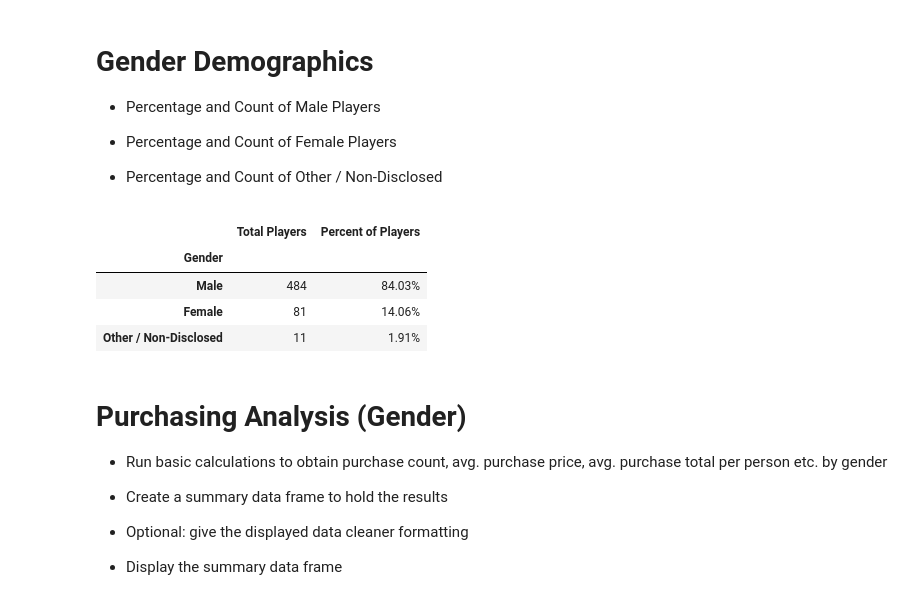
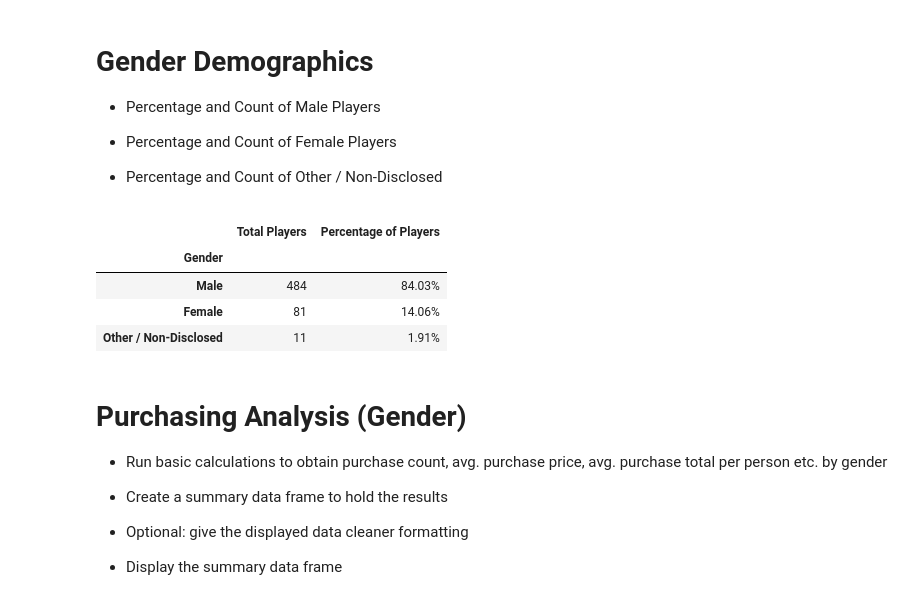
Before and after one commit to Auburn9698/pandas-challenge, a Jupyter notebook: HeroesOfPymoli/Pandas Homework.ipynb, the cells around one changed output. Drawn from its saved outputs; the diff is of its cells as text; code cells hidden in the pictures.

Commit message:
More minor changes
More minor formatting changes

```diff
--- a/HeroesOfPymoli/Pandas Homework.ipynb
+++ b/HeroesOfPymoli/Pandas Homework.ipynb
@@ -83,31 +83,31 @@ purchasing_total_df
 # %%
 # Calculations for genders:
 total_males = purchase_data.loc[purchase_data["Gender"] == "Male"]     # Find total male rows with loc
 males_unique = len(total_males["SN"].unique())                         # Find number of unique males by SN
 male_percent = (males_unique / player_count * 100)                     # Calculate percent
 
 total_females = purchase_data.loc[purchase_data["Gender"] == "Female"] # Find total female rows with loc
 females_unique = len(total_females["SN"].unique())                     # Find number of unique females by SN
 female_percent = (females_unique / player_count * 100)                 # Calculate percent
 
 total_other = purchase_data.loc[purchase_data["Gender"] == "Other / Non-Disclosed"]  # Find total Other
 other_unique = len(total_other["SN"].unique())                         # Find number of unique Other
 other_percent = (other_unique / player_count * 100)                    # Calculate percent
 
 # Create dataframe with a dictionary of lists:
 gender_dem_df = pd.DataFrame({
     "Gender": ["Male", "Female", "Other / Non-Disclosed"],
     "Total Players": [males_unique, females_unique, other_unique],
-    "Percent of Players": [male_percent, female_percent, other_percent]})
+    "Percentage of Players": [male_percent, female_percent, other_percent]})
 
 # Format Percent of Players column as %:
-gender_dem_df["Percent of Players"] = gender_dem_df["Percent of Players"].map("{:.2f}%".format)
+gender_dem_df["Percentage of Players"] = gender_dem_df["Percentage of Players"].map("{:.2f}%".format)
 
 # Set Gender as the index column:
 gender_dem_df = gender_dem_df.set_index("Gender")
 gender_dem_df
 # %% [output]
-|  | Total Players | Percent of Players |
+|  | Total Players | Percentage of Players |
 | Gender |  |  |
 | Male | 484 | 84.03% |
 | Female | 81 | 14.06% |
```
Also changed, not shown: parts of 1 cell of this notebook.
